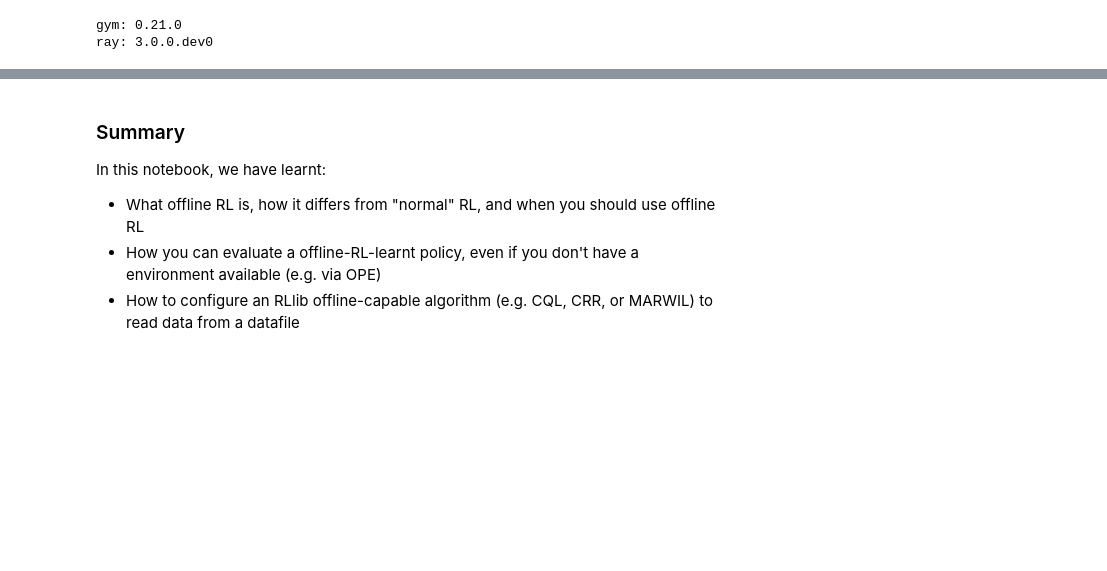
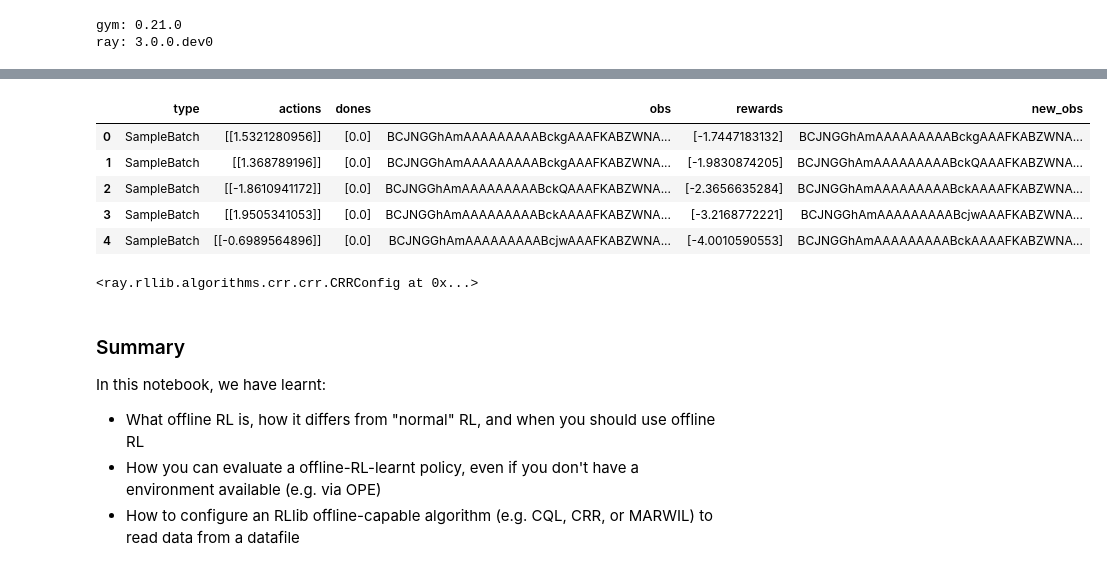
Before and after one commit to anyscale/ray-summit-2022-training, a Jupyter notebook: ray-rllib/ex_04_offline_rl_with_rllib.ipynb, the cells around one changed output, grey strips where cells are left out. Drawn from its saved outputs; the diff is of its cells as text; code cells hidden in the pictures; blank space fills up the shorter version.

```diff
--- a/ray-rllib/ex_04_offline_rl_with_rllib.ipynb
+++ b/ray-rllib/ex_04_offline_rl_with_rllib.ipynb
@@ -98,3 +99,15 @@ We will now pretend that we don't have a simulator for our problem available (th
+# %%
+# Let's first take a look at some of this (JSON) data using pandas:
+json_file = "offline_rl_data/pendulum_expert.json"
+dataframe = pandas.read_json(json_file, lines=True)  # don't forget lines=True -> Each line in the json is one "rollout" of 4 timesteps.
+dataframe.head()
+# %% [output]
+|  | type | actions | dones | obs | rewards | new_obs |
+| 0 | SampleBatch | [[1.5321280956]] | [0.0] | BCJNGGhAmAAAAAAAAABckgAAAFKABZWNA... | [-1.7447183132] | BCJNGGhAmAAAAAAAAABckgAAAFKABZWNA... |
+| 1 | SampleBatch | [[1.368789196]] | [0.0] | BCJNGGhAmAAAAAAAAABckgAAAFKABZWNA... | [-1.9830874205] | BCJNGGhAmAAAAAAAAABckQAAAFKABZWNA... |
+| 2 | SampleBatch | [[-1.8610941172]] | [0.0] | BCJNGGhAmAAAAAAAAABckQAAAFKABZWNA... | [-2.3656635284] | BCJNGGhAmAAAAAAAAABckAAAAFKABZWNA... |
+| 3 | SampleBatch | [[1.9505341053]] | [0.0] | BCJNGGhAmAAAAAAAAABckAAAAFKABZWNA... | [-3.2168772221] | BCJNGGhAmAAAAAAAAABcjwAAAFKABZWNA... |
+| 4 | SampleBatch | [[-0.6989564896]] | [0.0] | BCJNGGhAmAAAAAAAAABcjwAAAFKABZWNA... | [-4.0010590553] | BCJNGGhAmAAAAAAAAABckAAAAFKABZWNA... |
 # %%
 # Learning a decent policy using offline RL requires specialized RL algorithms.
 # Examples of offline RL algos are RLlib's "CRR", "MARWIL", or "CQL".
@@ -145,8 +158,6 @@ config.framework("torch")
 config.evaluation(
     # Run evaluation once per `train()` call.
     evaluation_interval=1,
-    # Use a separate resource ("RLlib rollout worker")
-    evaluation_num_workers=1,
 
     # Use separate resources (RLlib rollout workers).
     evaluation_num_workers=2,
@@ -166,6 +177,8 @@ config.evaluation(
     # Run evaluation alternatingly with training (not in parallel).
     evaluation_parallel_to_training=False,
 )
+# %% [output]
+<ray.rllib.algorithms.crr.crr.CRRConfig at 0x...>
 # %% [markdown]
 ### Summary
 
```
Also changed, not shown: parts of 13 cells of this notebook, 5 other files.
